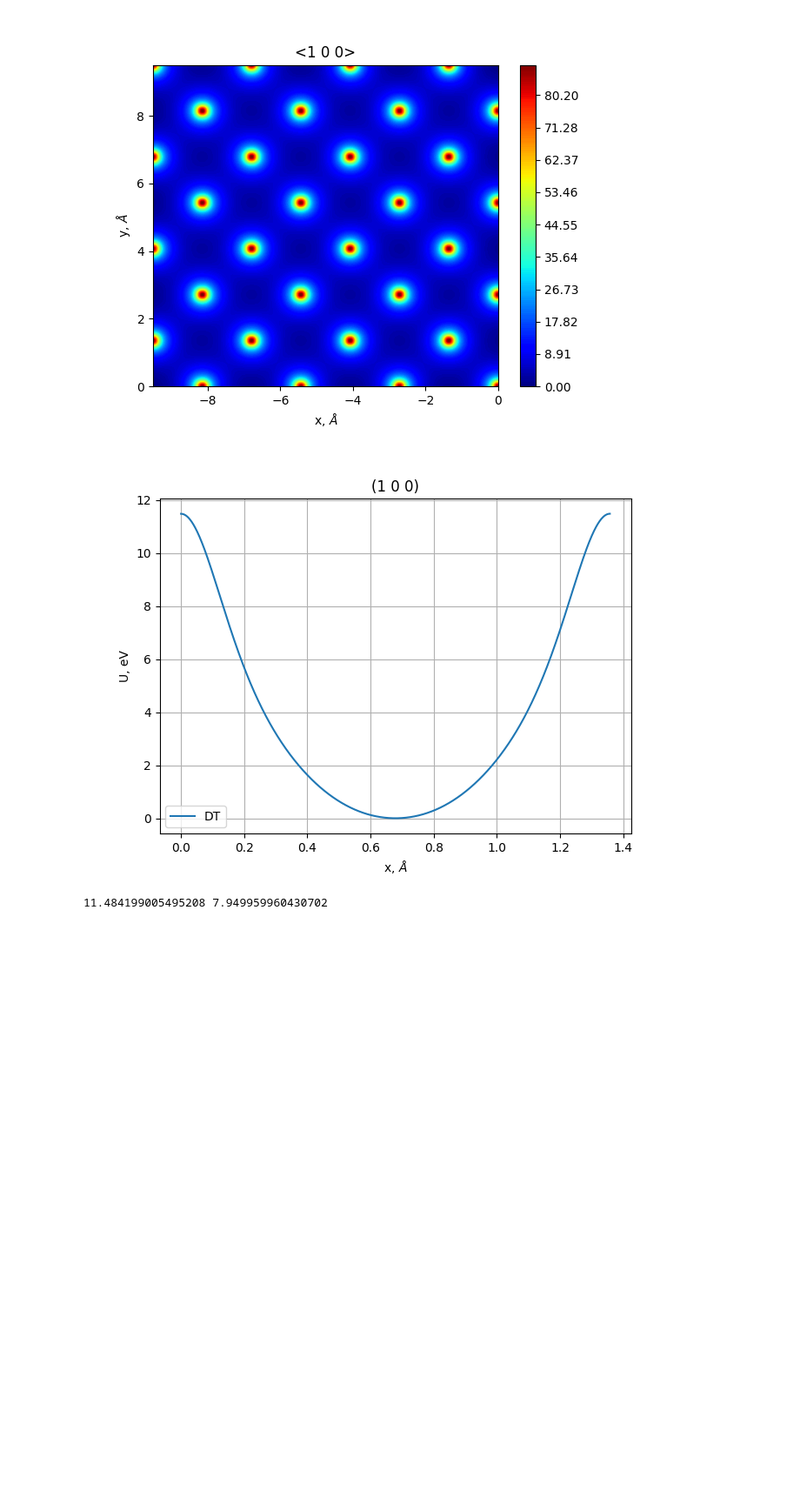
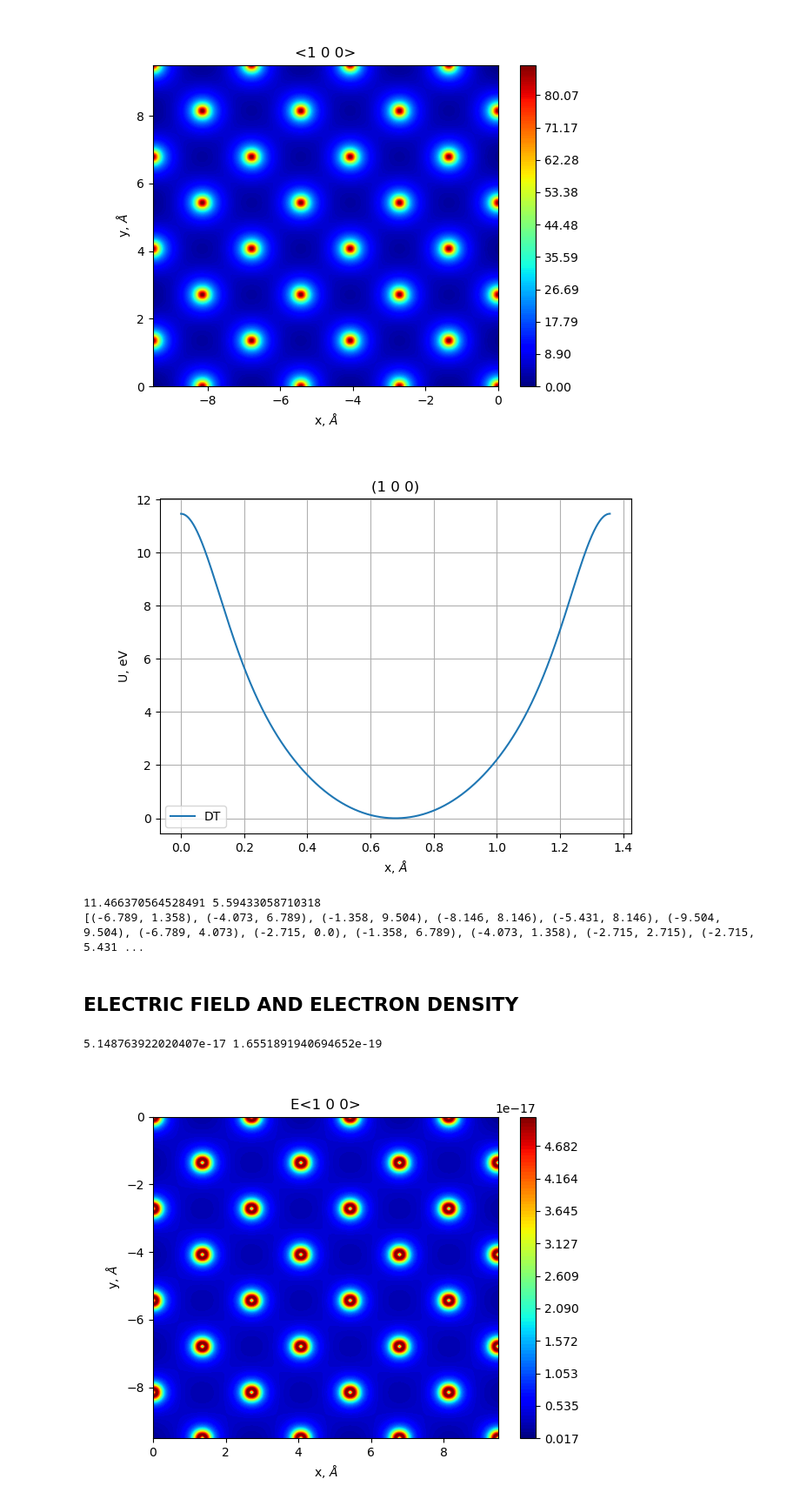
Before and after one commit to Ncanale/Channeling_Potential, a Jupyter notebook: ciftxt_reader.ipynb, the cells around one changed output. Shown at 87% size. Saved outputs shown, nothing was run; the diff lists cells and outputs as text; code cells hidden in the pictures; blank space fills up the shorter version.

Commit message:
con gradienti

```diff
--- a/ciftxt_reader.ipynb
+++ b/ciftxt_reader.ipynb
@@ -262,7 +263,6 @@ d_at =  [5.43]
 if "Si" in path_cif:
     coeff_a = [1.876, 2.617, 0.8604, 0.3903, 0.07769]
     coeff_b = [62.11, 18.68, 3.935, 0.7690, 0.0823]
-    coeff_a_err = 0.5067 * 10**(-3)
     coeff_B = [b/(4*(np.pi)**(2)) for b in coeff_b]
     u = 0.075 #preso da sytov thesis
     N = 4.995E-2 #atomic concentration
@@ -271,17 +271,24 @@ if "Si" in path_cif:
 elif "Ge" in path_cif:
     coeff_a = [0.2259E+01, 0.2746E+01, 0.1533E+01, 0.6738E+00, 0.1563E+00]
     coeff_b = [0.5883E+02, 0.1588E+02, 0.2957E+01, 0.6679E+00, 0.7455E-01]
-    coeff_a_err = 0.1432E-02
     coeff_B = [b/(4*(np.pi)**(2)) for b in coeff_b]
     u = 0.085 #from Baier Katkov
-    N = 4.4E-2 #atomic concentration
+    N = 0.442E-2 #atomic concentration
     Z = 32
+################################################################### Germanium
+elif "W" in path_cif:
+    coeff_a = [0.3467E-01, 0.1775E+00, 0.2189E+00, 0.1268E+00, -0.4894E-01]
+    coeff_b = [0.1895, 0.3829E+01, 0.8004E+00, 0.1958E+00, 0.1958E+00]
+    coeff_B = [b/(4*(np.pi)**(2)) for b in coeff_b]
+    u = 0.050 #from Baier Katkov
+    N = 0.168 #atomic concentration
+    Z = 74
 ############################## COEFF MOLIERE
 alfa = [0.1, 0.55, 0.35]
 beta = [6.0, 1.2, 0.3]
 
 z = 1
-a_0 = 0.53 #Angstrom
+a_0 = scipy.constants.hbar/(scipy.constants.m_e*scipy.constants.c*scipy.constants.alpha)*10**10  #Angstrom
 e = 1.6E-19
 a_TF = (9*np.pi**2/(128*Z))**(1/3)*a_0
 
@@ -377,6 +383,42 @@ plt.show()
 # %% [output]
 [figure]
 # %%
-print(max(U_sum_DT),min(U_sum_DT[0:100]))
+print(max(U_sum_DT),min(U_sum_DT[0:150]))
+#print(atom_positions)
 # %% [output]
-11.484199005495208 7.949959960430702
+11.466370564528491 5.59433058710318
+[(-6.789, 1.358), (-4.073, 6.789), (-1.358, 9.504), (-8.146, 8.146), (-5.431, 8.146), (-9.504, 9.504), (-6.789, 4.073), (-2.715, 0.0), (-1.358, 6.789), (-4.073, 1.358), (-2.715, 2.715), (-2.715, 5.431 ...
+# %% [markdown]
+## ELECTRIC FIELD AND ELECTRON DENSITY
+# %%
+def gradient(x,y,x_0,y_0):
+    d_atm = sum(d_at)/len(d_at)
+    dU_dx = -2/d_atm*Z*z*e*a_0*sum([-2*(x-x_0)*coeff_a[i]/(coeff_B[i]+2*u**2)**2 * np.exp(-((x-x_0)**2+(y-y_0)**2)/(coeff_B[i]+2*u**2)) for i in range(len(coeff_a))])
+    dU_dy = -2/d_atm*Z*z*e*a_0*sum([-2*(y-y_0)*coeff_a[i]/(coeff_B[i]+2*u**2)**2 * np.exp(-((x-x_0)**2+(y-y_0)**2)/(coeff_B[i]+2*u**2)) for i in range(len(coeff_a))])
+    return dU_dx, dU_dy
+
+E_tot= np.zeros_like(xx)
+for atom in atom_positions:
+    dU_dx, dU_dy = gradient(xx,yy,atom[0],atom[1])
+    #print(dU_dx, dU_dy)
+    E_tot += np.sqrt(dU_dx**2 + dU_dy**2)
+
+E_max, E_min = [], []
+for E in E_tot:
+    E_max.append(max(E))
+    E_min.append(min(E))
+
+E_top, E_bottom = max(E_max), min(E_min)
+print(E_top, E_bottom)
+# Make the graph
+levels = np.linspace(E_bottom, E_top, 100)
+fig, ax=plt.subplots()
+plt.contourf(-xx, -yy, E_tot, levels, cmap='jet') #levels,
+plt.colorbar()
+plt.title("E"+"<"+ asse +">")
+plt.xlabel('x, $\AA$')
+plt.ylabel('y, $\AA$')
+plt.show()
+# %% [output]
+5.148763922020407e-17 1.6551891940694652e-19
+[figure, added]
```
Also changed, not shown: parts of 3 cells of this notebook, 2 other files.
